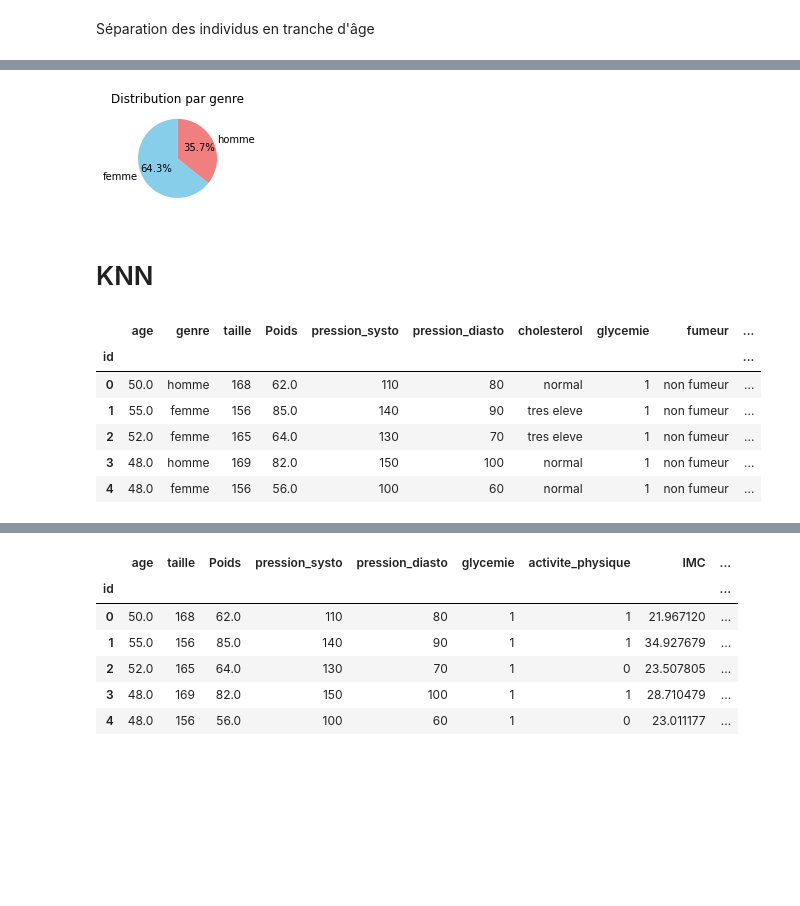
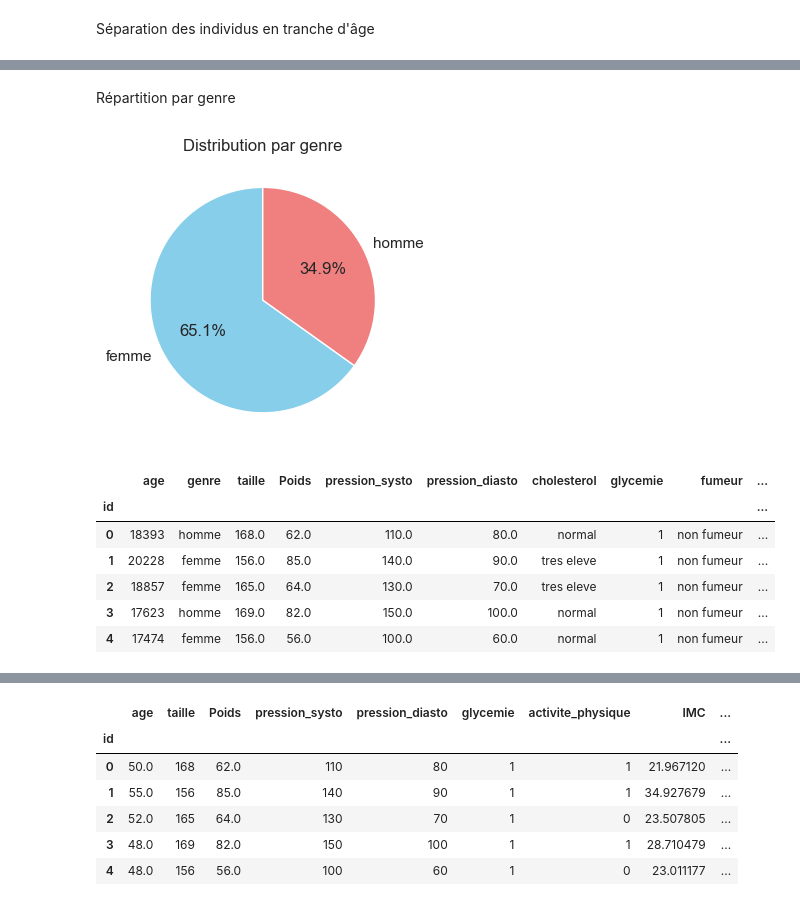
Before and after one commit to alaincrenner/heart_attack, a Jupyter notebook: MaladieCardiaque_SVM.ipynb, the cells around one changed output, grey strips where cells are left out. Drawn from its saved outputs; the diff is of its cells as text; code cells hidden in the pictures; blank space fills up the shorter version.

```diff
--- a/MaladieCardiaque_SVM.ipynb
+++ b/MaladieCardiaque_SVM.ipynb
@@ -145,4 +110,4 @@ Séparation des individus en tranche d'âge
 # %%
 bins = [0, 18, 35, 50, 70, float('inf')]
 labels = ['0-18', '19-35', '36-50', '51-70', '70+']
-data['Age_Categorie'] = pd.cut(data['age'], bins=bins, labels=labels, include_lowest=True)
+maladie['Age_Categorie'] = pd.cut(maladie['Age (années)'], bins=bins, labels=labels, include_lowest=True)
@@ -157,0 +114,10 @@ plt.show()
+# %%
+maladie['Ratio_Poids_Taille'] = maladie['Poids'] / (maladie['taille'] / 100)
+# %%
+conditions = [
+    (maladie['pression_systo'] < 120) & (maladie['pression_diasto'] < 80),
+    (maladie['pression_systo'] >= 120) & (maladie['pression_systo'] < 130) & (maladie['pression_diasto'] < 80),
+    (maladie['pression_systo'] >= 130) | (maladie['pression_diasto'] >= 80)
+]
+labels = ['Normale', 'Hypertension Légère', 'Hypertension']
+maladie['Pression_Arterielle_Categorie'] = np.select(conditions, labels, default='Inconnu')
@@ -157,0 +196,9 @@ plt.show()
+# %%
+out_filter = ((maladie["pression_systo"]>250) | (maladie["pression_diasto"]>200))
+maladie = maladie[~out_filter]
+out_filter2 = ((maladie["pression_systo"] < 0) | (maladie["pression_diasto"] < 0))
+maladie = maladie[~out_filter2]
+out_filter3 = ((maladie["taille"] > 200))
+maladie = maladie[~out_filter3]
+out_filter4 = ((maladie["IMC"] > 200))
+maladie = maladie[~out_filter4]
@@ -158,19 +237,26 @@ plt.show()
+# %% [markdown]
+Répartition par genre
 # %%
-plt.subplot(221)
-plt.title("Distribution par genre")
-plt.pie(data['genre'].value_counts(), labels=data['genre'].value_counts().index, autopct='%1.1f%%', startangle=90, colors=['skyblue', 'lightcoral', 'lightgreen'])
+plt.figure(figsize=(8, 6))  # Ajustement de la taille de la figure
+
+# Création du subplot
+plt.subplot(121)  # Utilisation d'un seul subplot pour ce tracé
+plt.title("Distribution par genre")  # Ajout d'un titre descriptif
+
+# Création du diagramme circulaire avec des couleurs personnalisées
+colors = ['skyblue', 'lightcoral', 'lightgreen']
+plt.pie(maladie['genre'].value_counts(), labels=maladie['genre'].value_counts().index, autopct='%1.1f%%', startangle=90, colors=colors)
+
 plt.show()
 # %% [output]
-[figure, old version]
+[figure, new version]
-# %% [markdown]
-# KNN
 # %%
-data.head()
+maladie.head()
 # %% [output]
 |  | age | genre | taille | Poids | pression_systo | pression_diasto | cholesterol | glycemie | fumeur | ... |
 | id |  |  |  |  |  |  |  |  |  | ... |
-| 0 | 50.0 | homme | 168 | 62.0 | 110 | 80 | normal | 1 | non fumeur | ... |
-| 1 | 55.0 | femme | 156 | 85.0 | 140 | 90 | tres eleve | 1 | non fumeur | ... |
-| 2 | 52.0 | femme | 165 | 64.0 | 130 | 70 | tres eleve | 1 | non fumeur | ... |
-| 3 | 48.0 | homme | 169 | 82.0 | 150 | 100 | normal | 1 | non fumeur | ... |
-| 4 | 48.0 | femme | 156 | 56.0 | 100 | 60 | normal | 1 | non fumeur | ... |
+| 0 | 18393 | homme | 168.0 | 62.0 | 110.0 | 80.0 | normal | 1 | non fumeur | ... |
+| 1 | 20228 | femme | 156.0 | 85.0 | 140.0 | 90.0 | tres eleve | 1 | non fumeur | ... |
+| 2 | 18857 | femme | 165.0 | 64.0 | 130.0 | 70.0 | tres eleve | 1 | non fumeur | ... |
+| 3 | 17623 | homme | 169.0 | 82.0 | 150.0 | 100.0 | normal | 1 | non fumeur | ... |
+| 4 | 17474 | femme | 156.0 | 56.0 | 100.0 | 60.0 | normal | 1 | non fumeur | ... |
```
Also changed, not shown: parts of 41 cells of this notebook, 1 other file.
